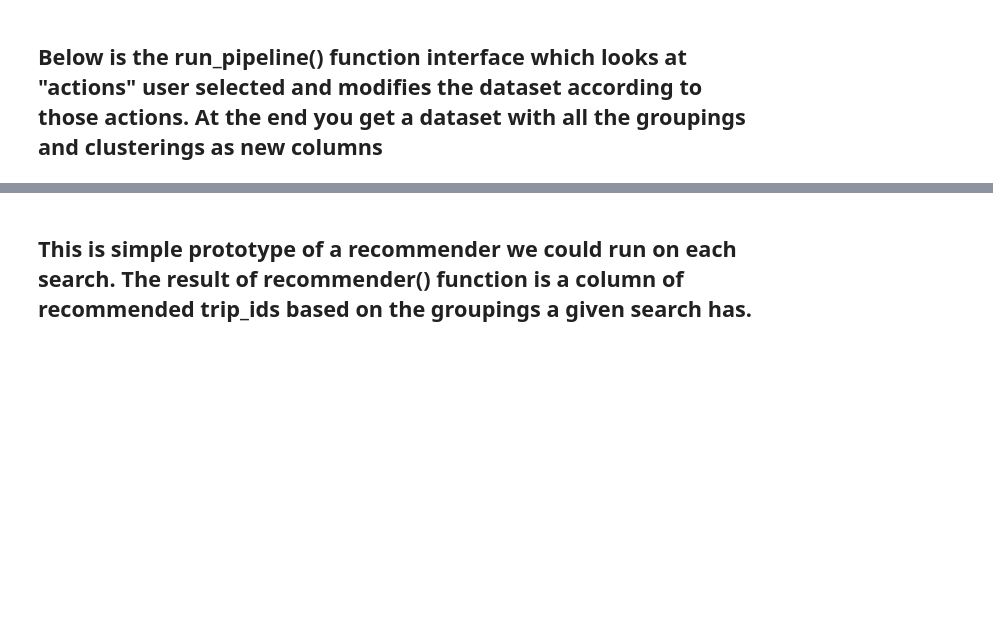
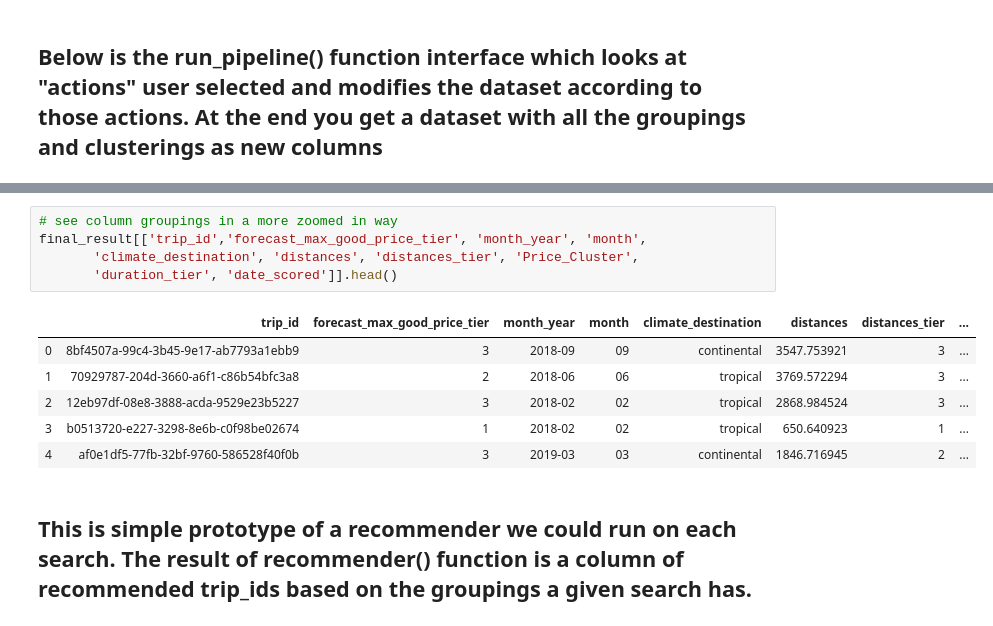
Before and after one commit to donatshaher/grouping_clustering_project, a Jupyter notebook: search grouping PIPELINE - FINAL DATA PRODUCT.ipynb, the cells around one changed output, grey strips where cells are left out. Saved outputs shown, nothing was run; the diff lists cells and outputs as text; blank space fills up the shorter version.

```diff
--- a/search grouping PIPELINE - FINAL DATA PRODUCT.ipynb
+++ b/search grouping PIPELINE - FINAL DATA PRODUCT.ipynb
@@ -378,3 +400,15 @@ Wall time: 2min 52s
+# %%
+# see column groupings in a more zoomed in way
+final_result[['trip_id','forecast_max_good_price_tier', 'month_year', 'month',
+       'climate_destination', 'distances', 'distances_tier', 'Price_Cluster',
+       'duration_tier', 'date_scored']].head()
+# %% [output]
+|  | trip_id | forecast_max_good_price_tier | month_year | month | climate_destination | distances | distances_tier | ... |
+| 0 | 8bf4507a-99c4-3b45-9e17-ab7793a1ebb9 | 3 | 2018-09 | 09 | continental | 3547.753921 | 3 | ... |
+| 1 | 70929787-204d-3660-a6f1-c86b54bfc3a8 | 2 | 2018-06 | 06 | tropical | 3769.572294 | 3 | ... |
+| 2 | 12eb97df-08e8-3888-acda-9529e23b5227 | 3 | 2018-02 | 02 | tropical | 2868.984524 | 3 | ... |
+| 3 | b0513720-e227-3298-8e6b-c0f98be02674 | 1 | 2018-02 | 02 | tropical | 650.640923 | 1 | ... |
+| 4 | af0e1df5-77fb-32bf-9760-586528f40f0b | 3 | 2019-03 | 03 | continental | 1846.716945 | 2 | ... |
 # %% [markdown]
 ## This is simple prototype of a recommender we could run on each search. The result of recommender() function is a column of recommended trip_ids based on the groupings a given search has.
 # %%
```
Also changed, not shown: parts of 7 cells of this notebook.
